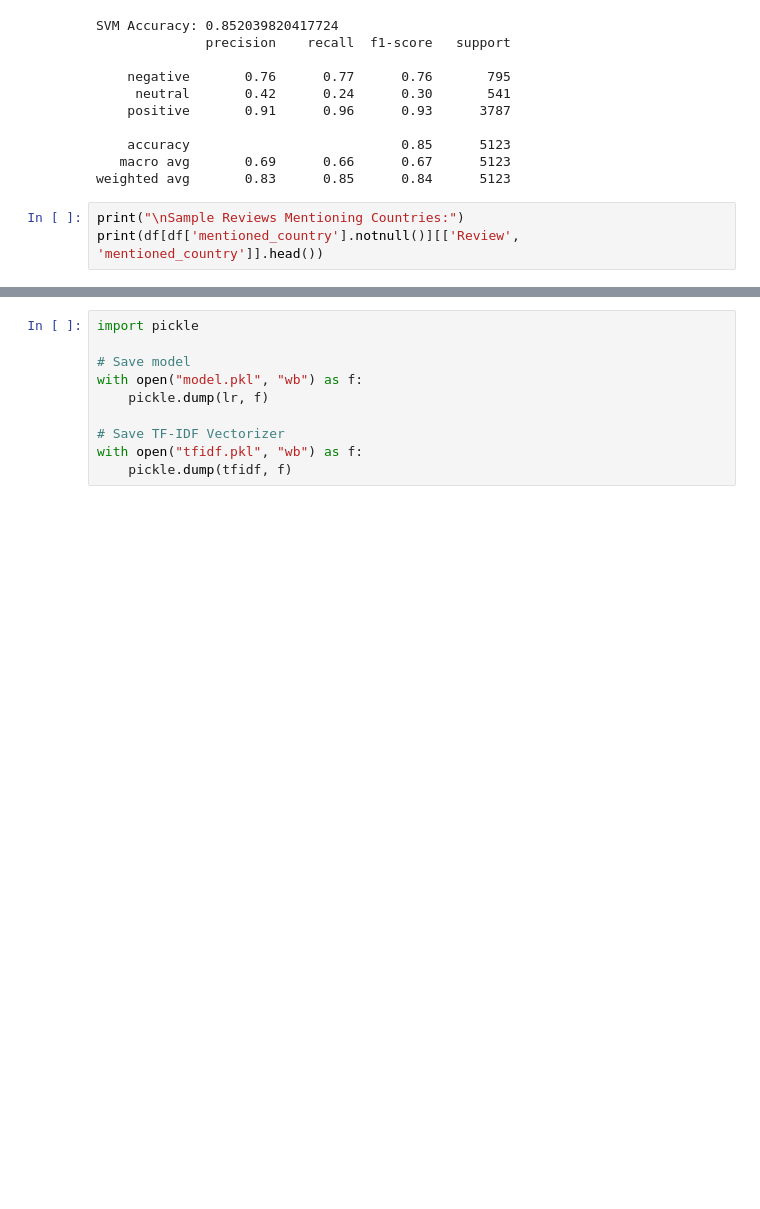
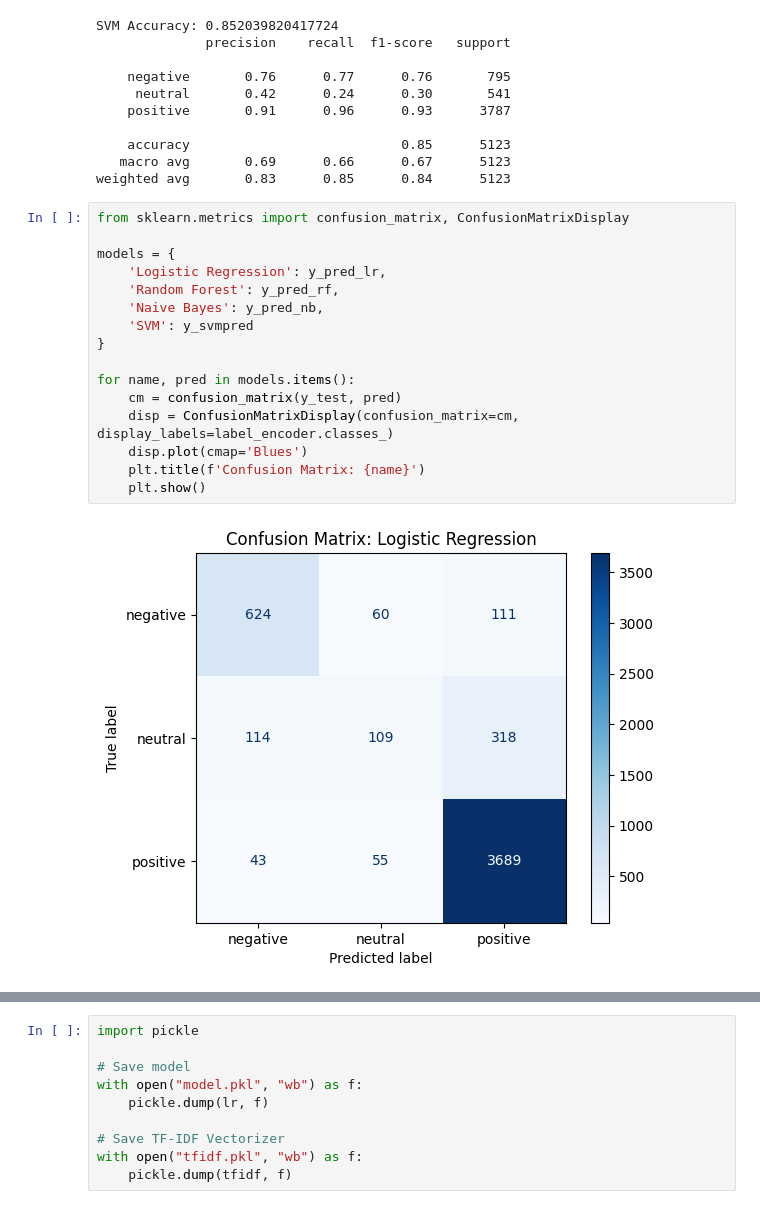
Before and after one commit to RajeevPrajapat/HotelReviewNLP, a Jupyter notebook: EDA_.ipynb, the cells around one changed output, grey strips where cells are left out. Cells and saved outputs as stored; diff of their text form; blank space fills up the shorter version.

```diff
--- a/EDA_.ipynb
+++ b/EDA_.ipynb
@@ -334,6 +324,21 @@ SVM Accuracy: 0.852039820417724
     accuracy                           0.85      5123
    macro avg       0.69      0.66      0.67      5123
 weighted avg       0.83      0.85      0.84      5123
-# %%
-print("\nSample Reviews Mentioning Countries:")
-print(df[df['mentioned_country'].notnull()][['Review', 'mentioned_country']].head())
+# %%
+from sklearn.metrics import confusion_matrix, ConfusionMatrixDisplay
+
+models = {
+    'Logistic Regression': y_pred_lr,
+    'Random Forest': y_pred_rf,
+    'Naive Bayes': y_pred_nb,
+    'SVM': y_svmpred
+}
+
+for name, pred in models.items():
+    cm = confusion_matrix(y_test, pred)
+    disp = ConfusionMatrixDisplay(confusion_matrix=cm, display_labels=label_encoder.classes_)
+    disp.plot(cmap='Blues')
+    plt.title(f'Confusion Matrix: {name}')
+    plt.show()
+# %% [output]
+[figure, added]
```
Also changed, not shown: parts of 6 cells of this notebook, 2 other files.
